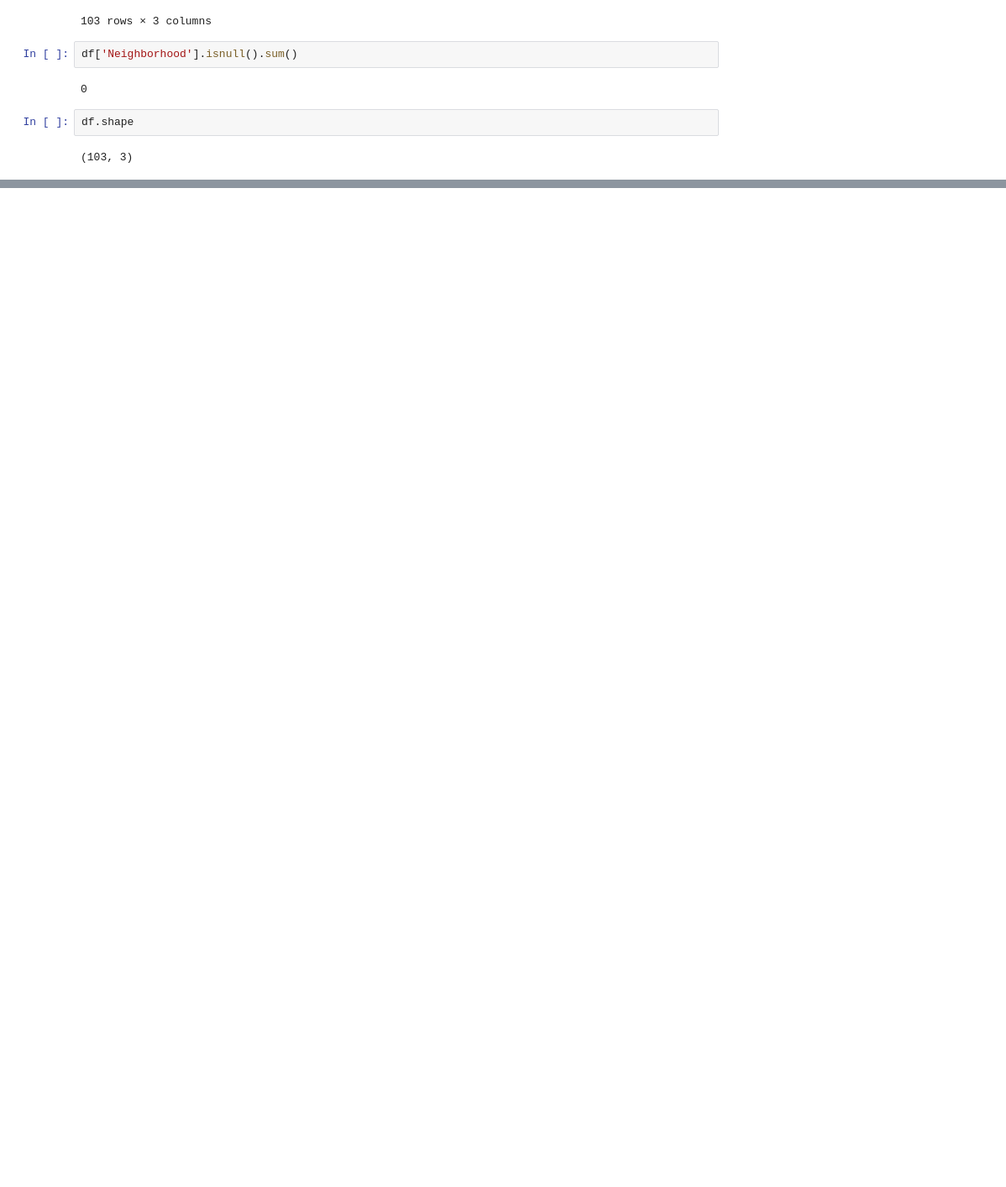
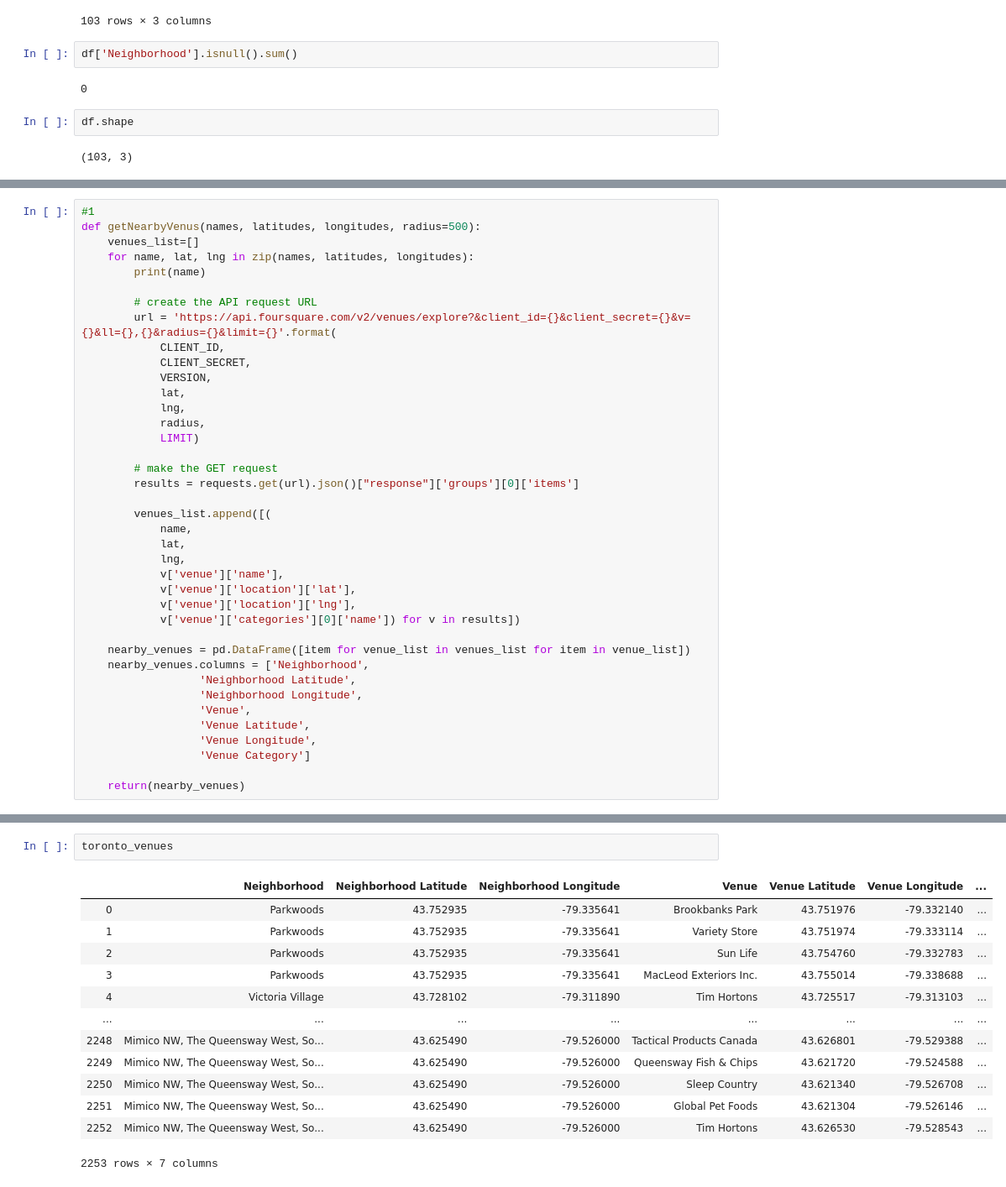
Before and after one commit to ArthurSrz/Coursera_capstone, a Jupyter notebook: Notebook_Coursera_Capstone.ipynb, the cells around one changed output, grey strips where cells are left out. Shown at 84% size. Cells and saved outputs as stored; diff of their text form; blank space fills up the shorter version.

Commit message:
Final version

```diff
--- a/Notebook_Coursera_Capstone.ipynb
+++ b/Notebook_Coursera_Capstone.ipynb
@@ -153,0 +440,39 @@ df.shape
+# %%
+#1
+def getNearbyVenus(names, latitudes, longitudes, radius=500):
+    venues_list=[]
+    for name, lat, lng in zip(names, latitudes, longitudes):
+        print(name)
+
+        # create the API request URL
+        url = 'https://api.foursquare.com/v2/venues/explore?&client_id={}&client_secret={}&v={}&ll={},{}&radius={}&limit={}'.format(
+            CLIENT_ID,
+            CLIENT_SECRET,
+            VERSION,
+            lat,
+            lng,
+            radius,
+            LIMIT)
+
+        # make the GET request
+        results = requests.get(url).json()["response"]['groups'][0]['items']
+
+        venues_list.append([(
+            name,
+            lat,
+            lng,
+            v['venue']['name'],
+            v['venue']['location']['lat'],
+            v['venue']['location']['lng'],
+            v['venue']['categories'][0]['name']) for v in results])
+
+    nearby_venues = pd.DataFrame([item for venue_list in venues_list for item in venue_list])
+    nearby_venues.columns = ['Neighborhood',
+                  'Neighborhood Latitude',
+                  'Neighborhood Longitude',
+                  'Venue',
+                  'Venue Latitude',
+                  'Venue Longitude',
+                  'Venue Category']
+
+    return(nearby_venues)
@@ -153,0 +501,16 @@ df.shape
+# %%
+toronto_venues
+# %% [output]
+|  | Neighborhood | Neighborhood Latitude | Neighborhood Longitude | Venue | Venue Latitude | Venue Longitude | ... |
+| 0 | Parkwoods | 43.752935 | -79.335641 | Brookbanks Park | 43.751976 | -79.332140 | ... |
+| 1 | Parkwoods | 43.752935 | -79.335641 | Variety Store | 43.751974 | -79.333114 | ... |
+| 2 | Parkwoods | 43.752935 | -79.335641 | Sun Life | 43.754760 | -79.332783 | ... |
+| 3 | Parkwoods | 43.752935 | -79.335641 | MacLeod Exteriors Inc. | 43.755014 | -79.338688 | ... |
+| 4 | Victoria Village | 43.728102 | -79.311890 | Tim Hortons | 43.725517 | -79.313103 | ... |
+| ... | ... | ... | ... | ... | ... | ... | ... |
+| 2248 | Mimico NW, The Queensway West, So... | 43.625490 | -79.526000 | Tactical Products Canada | 43.626801 | -79.529388 | ... |
+| 2249 | Mimico NW, The Queensway West, So... | 43.625490 | -79.526000 | Queensway Fish & Chips | 43.621720 | -79.524588 | ... |
+| 2250 | Mimico NW, The Queensway West, So... | 43.625490 | -79.526000 | Sleep Country | 43.621340 | -79.526708 | ... |
+| 2251 | Mimico NW, The Queensway West, So... | 43.625490 | -79.526000 | Global Pet Foods | 43.621304 | -79.526146 | ... |
+| 2252 | Mimico NW, The Queensway West, So... | 43.625490 | -79.526000 | Tim Hortons | 43.626530 | -79.528543 | ... |
+2253 rows × 7 columns
```
Also changed, not shown: parts of 41 cells of this notebook.
